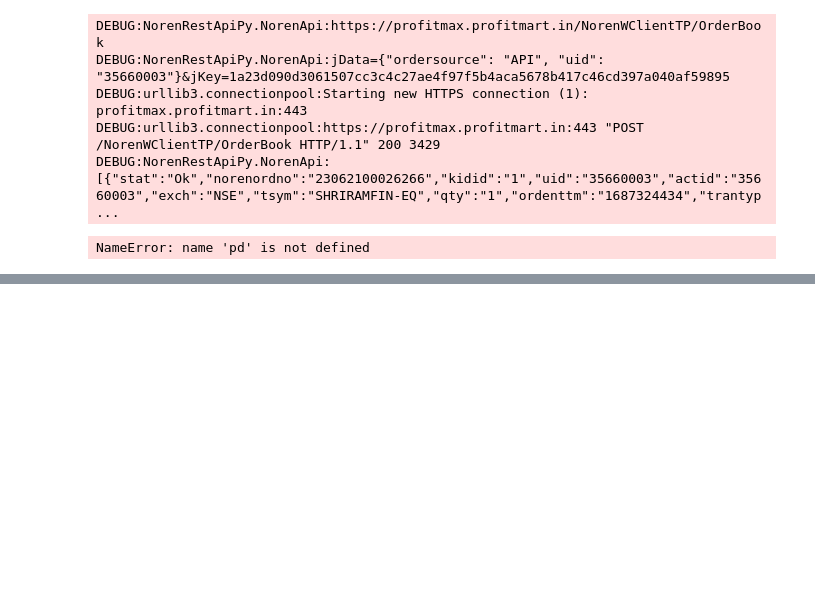
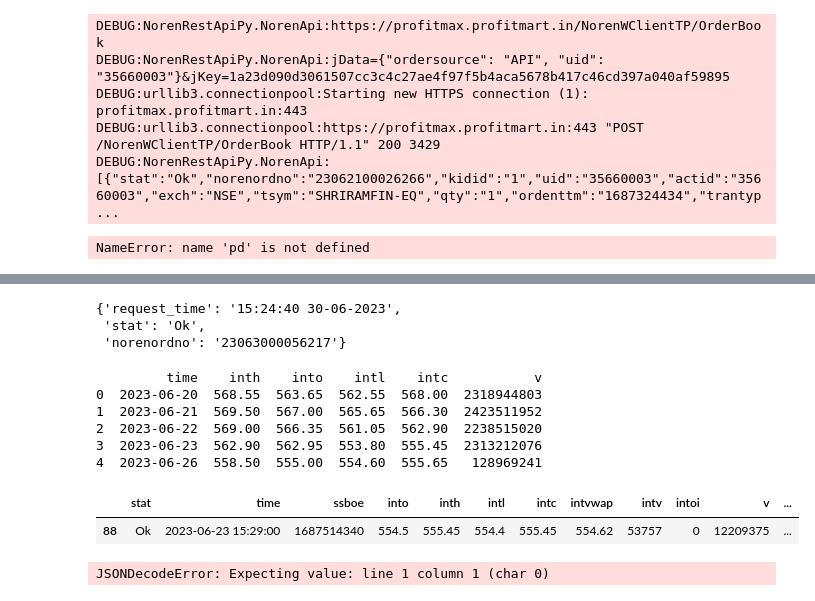
Before and after one commit to bhavesh0009/RocketStrategy, a Jupyter notebook: src/test_order.ipynb, the cells around one changed output, grey strips where cells are left out. Saved outputs shown, nothing was run; the diff lists cells and outputs as text; code cells hidden in the pictures; blank space fills up the shorter version.

```diff
--- a/src/test_order.ipynb
+++ b/src/test_order.ipynb
@@ -112,0 +238,3 @@ NameError: name 'pd' is not defined
+# %%
+resp = api.get_time_price_series("NSE",'3045',starttime="1687237445",endtime="1687755845",interval=1)
+df = pd.DataFrame(resp)
@@ -112,0 +249,47 @@ NameError: name 'pd' is not defined
+# %%
+api.place_order(buy_or_sell='B', product_type='C',
+                        exchange='NSE', tradingsymbol='INFY-EQ',
+                        quantity=1, discloseqty=0,price_type='SL-LMT', price=1500, trigger_price=1450,
+                        retention='DAY', remarks='my_order_001')
+# %% [output]
+{'request_time': '15:24:40 30-06-2023',
+ 'stat': 'Ok',
+ 'norenordno': '23063000056217'}
+# %%
+df['time'] = pd.to_datetime(df['time'], format='%d-%m-%Y %H:%M:%S')
+df = df.sort_values(by='time')
+# Convert relevant columns to numeric types
+numeric_columns = ['into', 'inth', 'intl', 'intc', 'v']
+df[numeric_columns] = df[numeric_columns].apply(pd.to_numeric)
+
+# Group by date and aggregate using required functions
+result_df = df.groupby(df['time'].dt.date).agg(
+    {
+        'inth': 'max',
+        'into': 'first',
+        'intl': 'min',
+        'intc': 'last',
+        'v': 'sum'
+    }
+).reset_index()
+
+print(result_df)
+# %% [output]
+         time    inth    into    intl    intc           v
+0  2023-06-20  568.55  563.65  562.55  568.00  2318944803
+1  2023-06-21  569.50  567.00  565.65  566.30  2423511952
+2  2023-06-22  569.00  566.35  561.05  562.90  2238515020
+3  2023-06-23  562.90  562.95  553.80  555.45  2313212076
+4  2023-06-26  558.50  555.00  554.60  555.65   128969241
+# %%
+df[df.time=='2023-06-23 15:29:00']
+# %% [output]
+|  | stat | time | ssboe | into | inth | intl | intc | intvwap | intv | intoi | v | ... |
+| 88 | Ok | 2023-06-23 15:29:00 | 1687514340 | 554.5 | 555.45 | 554.4 | 555.45 | 554.62 | 53757 | 0 | 12209375 | ... |
+# %%
+from datetime import datetime
+startdate = int(datetime(2023, 6, 10, 0, 0).timestamp())
+enddate = int(datetime(2023, 6, 16, 0, 0).timestamp())
+api.get_daily_price_series(exchange="NSE",tradingsymbol="L&TFH-EQ",startdate=startdate,enddate=enddate)
+# %% [output]
+JSONDecodeError: Expecting value: line 1 column 1 (char 0)
```
Also changed, not shown: parts of 33 cells of this notebook, 43 other files.
